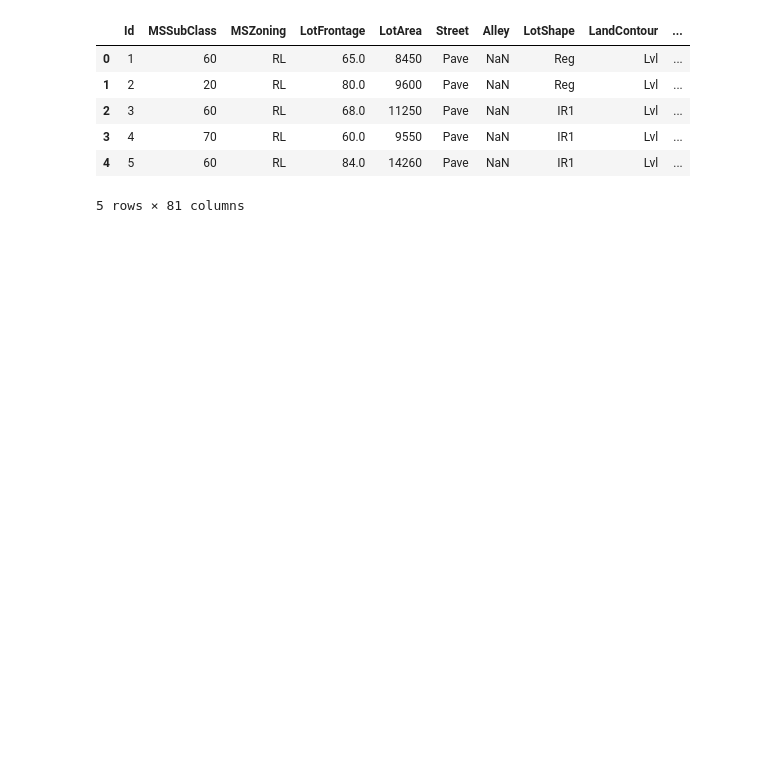
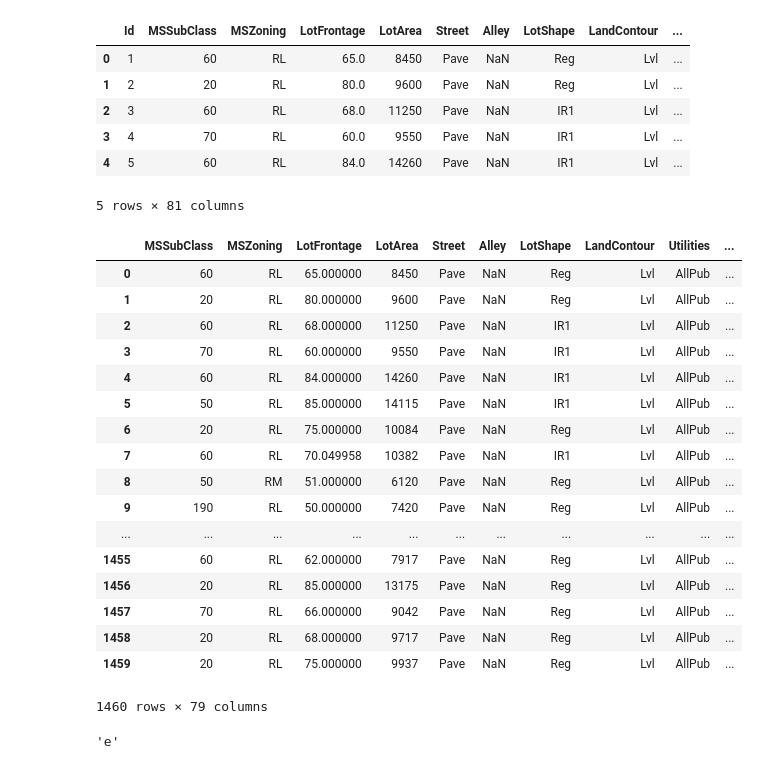
Before and after one commit to larissalages/kaggle-House-Prices, a Jupyter notebook: House Prices.ipynb, the cells around one changed output. Cells and saved outputs as stored; diff of their text form; code cells hidden in the pictures; blank space fills up the shorter version.

Commit message:
add handle for NaN in numerical columns

```diff
--- a/House Prices.ipynb
+++ b/House Prices.ipynb
@@ -19,0 +27,41 @@ Y = data[['SalePrice']]
+# %%
+num_columns = X.select_dtypes(exclude=['object'])
+categ_columns = X.select_dtypes(['object'])
+# %%
+#Replace NAN in numerical column data by the mean of the column
+X[num_columns.columns] = X[num_columns.columns].groupby(num_columns.columns, axis = 1).transform(lambda x: x.fillna(x.mean()))
+# %%
+#TODO: FIX THIS FUNCTION
+def most_frequent_word(col):
+    if 'Na' in col:
+        col.remove('Na')
+    counter = collections.Counter(col)
+    return counter.most_common()[0][0]
+# %%
+for col in categ_columns:
+    X[col].fillna(most_frequent_word(col),inplace=True)
+# %%
+X
+# %% [output]
+|  | MSSubClass | MSZoning | LotFrontage | LotArea | Street | Alley | LotShape | LandContour | Utilities | ... |
+| 0 | 60 | RL | 65.000000 | 8450 | Pave | NaN | Reg | Lvl | AllPub | ... |
+| 1 | 20 | RL | 80.000000 | 9600 | Pave | NaN | Reg | Lvl | AllPub | ... |
+| 2 | 60 | RL | 68.000000 | 11250 | Pave | NaN | IR1 | Lvl | AllPub | ... |
+| 3 | 70 | RL | 60.000000 | 9550 | Pave | NaN | IR1 | Lvl | AllPub | ... |
+| 4 | 60 | RL | 84.000000 | 14260 | Pave | NaN | IR1 | Lvl | AllPub | ... |
+| 5 | 50 | RL | 85.000000 | 14115 | Pave | NaN | IR1 | Lvl | AllPub | ... |
+| 6 | 20 | RL | 75.000000 | 10084 | Pave | NaN | Reg | Lvl | AllPub | ... |
+| 7 | 60 | RL | 70.049958 | 10382 | Pave | NaN | IR1 | Lvl | AllPub | ... |
+| 8 | 50 | RM | 51.000000 | 6120 | Pave | NaN | Reg | Lvl | AllPub | ... |
+| 9 | 190 | RL | 50.000000 | 7420 | Pave | NaN | Reg | Lvl | AllPub | ... |
+| ... | ... | ... | ... | ... | ... | ... | ... | ... | ... | ... |
+| 1455 | 60 | RL | 62.000000 | 7917 | Pave | NaN | Reg | Lvl | AllPub | ... |
+| 1456 | 20 | RL | 85.000000 | 13175 | Pave | NaN | Reg | Lvl | AllPub | ... |
+| 1457 | 70 | RL | 66.000000 | 9042 | Pave | NaN | Reg | Lvl | AllPub | ... |
+| 1458 | 20 | RL | 68.000000 | 9717 | Pave | NaN | Reg | Lvl | AllPub | ... |
+| 1459 | 20 | RL | 75.000000 | 9937 | Pave | NaN | Reg | Lvl | AllPub | ... |
+1460 rows × 79 columns
+# %%
+most_frequent_word(X['MiscFeature'])
+# %% [output]
+'e'
```
Also changed, not shown: parts of 4 cells of this notebook.
